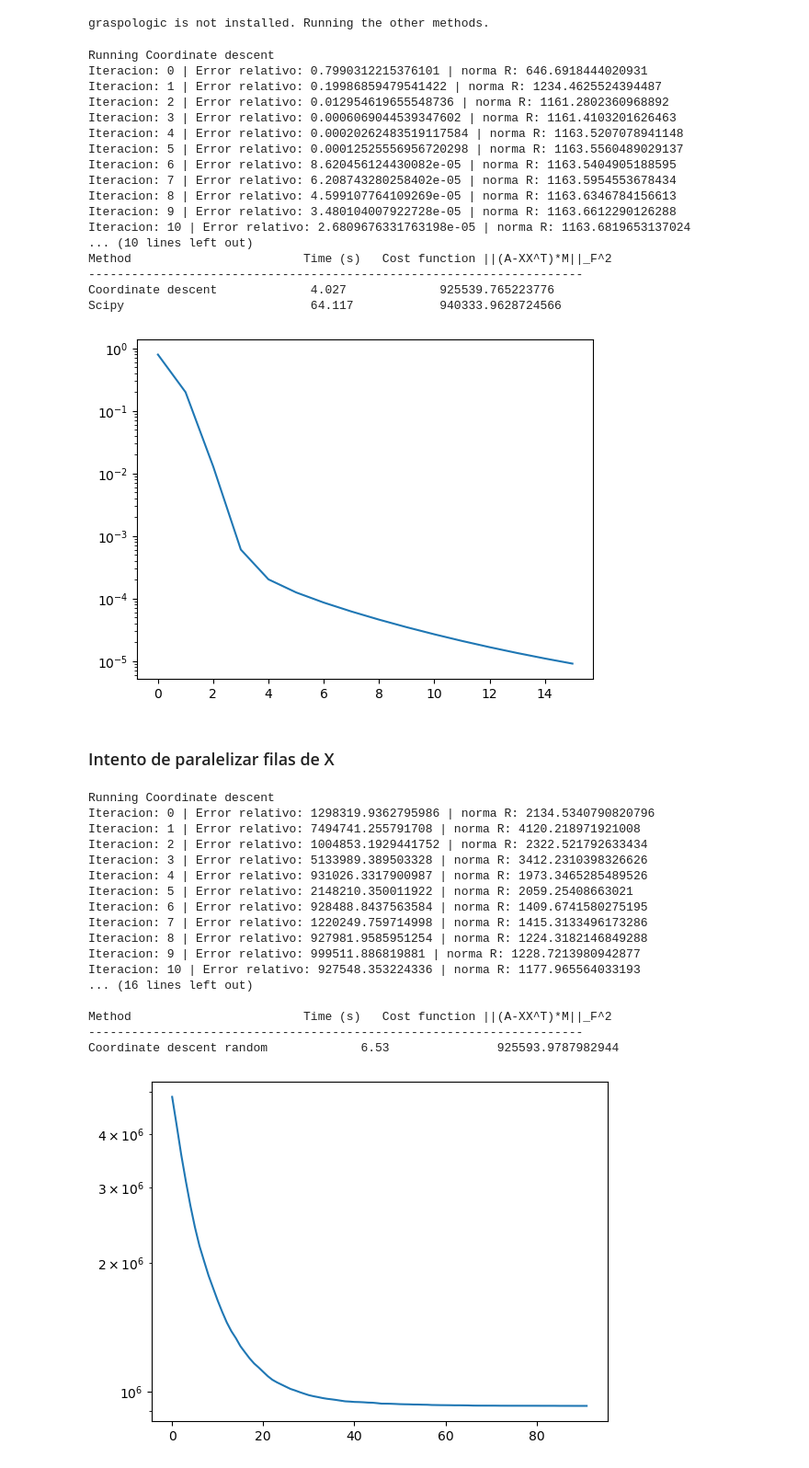
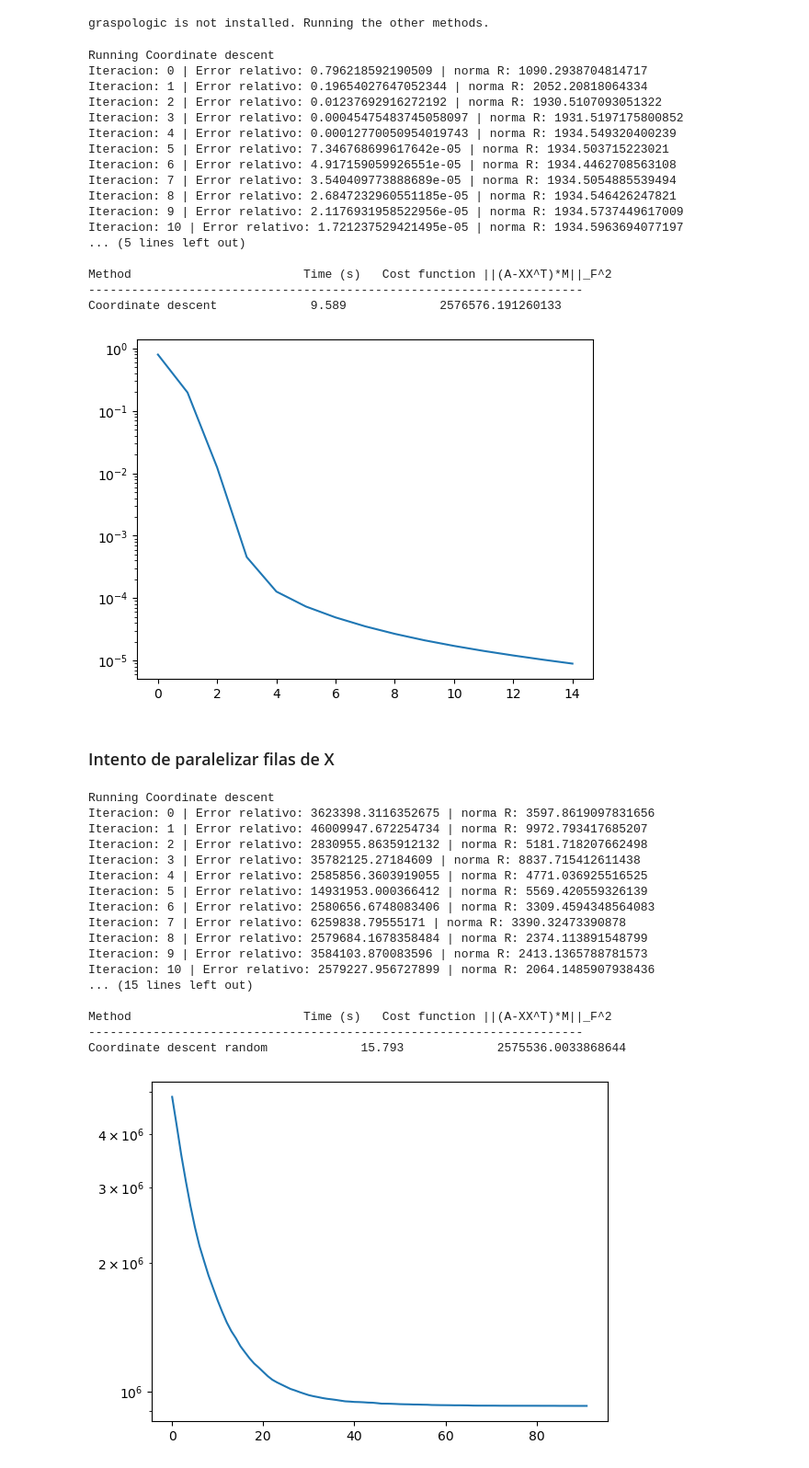
Before and after one commit to DanielPS555/TallerGPGPU, a Jupyter notebook: pruebas_spectral_embedding_methods.ipynb, the cells around one changed output. Shown: that part at 92% size. Cells and saved outputs as stored; diff of their text form; code cells hidden in the pictures.

```diff
--- a/pruebas_spectral_embedding_methods.ipynb
+++ b/pruebas_spectral_embedding_methods.ipynb
@@ -109,7 +110,7 @@ graspologic is not installed. Running the other methods.
 p1 = [[0.5, 0.2],
       [0.2, 0.5]]
 d=5
-n_list = [1800, 1200]
+n_list = [3000, 2000]
 
 nt=np.sum(n_list)
 g = nx.stochastic_block_model(n_list,p1)
@@ -124,55 +125,55 @@ X = X_original.copy()
 print("Running Coordinate descent")
 start_cd = timeit.default_timer()
 (X_cd, errores) = coordinate_descent(A,d)
 stop_cd = timeit.default_timer()
 time_cd = round(stop_cd-start_cd,3)
 print("Done in ",time_cd," seconds.\n")
 
-print("Running Scipy SVD")
-start_scipy = timeit.default_timer()
-X_scipy = embed_scipy(A,d)
-stop_scipy = timeit.default_timer()
-time_scipy = round(stop_scipy-start_scipy,3)
-print("Done in ",time_scipy," seconds.\n")
+#print("Running Scipy SVD")
+#start_scipy = timeit.default_timer()
+#X_scipy = embed_scipy(A,d)
+#stop_scipy = timeit.default_timer()
+#time_scipy = round(stop_scipy-start_scipy,3)
+#print("Done in ",time_scipy," seconds.\n")
 
 if gy:
     print("Running Gaspologic ASE")
     ase = gy.embed.AdjacencySpectralEmbed(n_components=d, diag_aug=True, algorithm='full')
     start_gy = timeit.default_timer()
     X_gy = ase.fit_transform(A)
     stop_gy = timeit.default_timer()
     time_gy = round(stop_gy-start_gy,3)
     print("Done in ",time_gy," seconds.\n")
 
 ##%%
 print("Method                        Time (s) \t Cost function ||(A-XX^T)*M||_F^2",)
 print("---------------------------------------------------------------------",)
 print("Coordinate descent            ",time_cd,"\t\t", cost_function(A,X_cd,M))
-print("Scipy                         ",time_scipy,"\t\t", cost_function(A,X_scipy,M))
+#print("Scipy                         ",time_scipy,"\t\t", cost_function(A,X_scipy,M))
 if gy: print("Graspologic                   ",time_gy,"\t\t", cost_function(A,X_gy,M))
 
 plt.plot(errores)
 plt.yscale('log')
 x_star = X_cd
 # %% [output]
 Running Coordinate descent
-Iteracion: 0 | Error relativo: 0.7990312215376101 | norma R: 646.6918444020931
-Iteracion: 1 | Error relativo: 0.19986859479541422 | norma R: 1234.4625524394487
-Iteracion: 2 | Error relativo: 0.012954619655548736 | norma R: 1161.2802360968892
-Iteracion: 3 | Error relativo: 0.0006069044539347602 | norma R: 1161.4103201626463
-Iteracion: 4 | Error relativo: 0.00020262483519117584 | norma R: 1163.5207078941148
-Iteracion: 5 | Error relativo: 0.00012525556956720298 | norma R: 1163.5560489029137
-Iteracion: 6 | Error relativo: 8.620456124430082e-05 | norma R: 1163.5404905188595
-Iteracion: 7 | Error relativo: 6.208743280258402e-05 | norma R: 1163.5954553678434
-Iteracion: 8 | Error relativo: 4.599107764109269e-05 | norma R: 1163.6346784156613
-Iteracion: 9 | Error relativo: 3.480104007922728e-05 | norma R: 1163.6612290126288
-Iteracion: 10 | Error relativo: 2.6809676331763198e-05 | norma R: 1163.6819653137024
-... (10 lines left out)
+Iteracion: 0 | Error relativo: 0.796218592190509 | norma R: 1090.2938704814717
+Iteracion: 1 | Error relativo: 0.19654027647052344 | norma R: 2052.20818064334
+Iteracion: 2 | Error relativo: 0.01237692916272192 | norma R: 1930.5107093051322
+Iteracion: 3 | Error relativo: 0.00045475483745058097 | norma R: 1931.5197175800852
+Iteracion: 4 | Error relativo: 0.00012770050954019743 | norma R: 1934.549320400239
+Iteracion: 5 | Error relativo: 7.346768699617642e-05 | norma R: 1934.503715223021
+Iteracion: 6 | Error relativo: 4.917159059926551e-05 | norma R: 1934.4462708563108
+Iteracion: 7 | Error relativo: 3.540409773888689e-05 | norma R: 1934.5054885539494
+Iteracion: 8 | Error relativo: 2.6847232960551185e-05 | norma R: 1934.546426247821
+Iteracion: 9 | Error relativo: 2.1176931958522956e-05 | norma R: 1934.5737449617009
+Iteracion: 10 | Error relativo: 1.721237529421495e-05 | norma R: 1934.5963694077197
+... (5 lines left out)
+
 Method                        Time (s)   Cost function ||(A-XX^T)*M||_F^2
 ---------------------------------------------------------------------
-Coordinate descent             4.027             925539.765223776
-Scipy                          64.117            940333.9628724566
+Coordinate descent             9.589             2576576.191260133
-[figure, old version]
+[figure, new version]
 # %% [markdown]
 ### Intento de paralelizar filas de X
 # %%
@@ -238,22 +239,22 @@ print("---------------------------------------------------------------------",)
 print("Coordinate descent random            ",time_cd_r,"\t\t", cost_function(A,X_cd_r,M))
 # %% [output]
 Running Coordinate descent
-Iteracion: 0 | Error relativo: 1298319.9362795986 | norma R: 2134.5340790820796
-Iteracion: 1 | Error relativo: 7494741.255791708 | norma R: 4120.218971921008
-Iteracion: 2 | Error relativo: 1004853.1929441752 | norma R: 2322.521792633434
-Iteracion: 3 | Error relativo: 5133989.389503328 | norma R: 3412.2310398326626
-Iteracion: 4 | Error relativo: 931026.3317900987 | norma R: 1973.3465285489526
-Iteracion: 5 | Error relativo: 2148210.350011922 | norma R: 2059.25408663021
-Iteracion: 6 | Error relativo: 928488.8437563584 | norma R: 1409.6741580275195
-Iteracion: 7 | Error relativo: 1220249.759714998 | norma R: 1415.3133496173286
-Iteracion: 8 | Error relativo: 927981.9585951254 | norma R: 1224.3182146849288
-Iteracion: 9 | Error relativo: 999511.886819881 | norma R: 1228.7213980942877
-Iteracion: 10 | Error relativo: 927548.353224336 | norma R: 1177.965564033193
-... (16 lines left out)
+Iteracion: 0 | Error relativo: 3623398.3116352675 | norma R: 3597.8619097831656
+Iteracion: 1 | Error relativo: 46009947.672254734 | norma R: 9972.793417685207
+Iteracion: 2 | Error relativo: 2830955.8635912132 | norma R: 5181.718207662498
+Iteracion: 3 | Error relativo: 35782125.27184609 | norma R: 8837.715412611438
+Iteracion: 4 | Error relativo: 2585856.3603919055 | norma R: 4771.036925516525
+Iteracion: 5 | Error relativo: 14931953.000366412 | norma R: 5569.420559326139
+Iteracion: 6 | Error relativo: 2580656.6748083406 | norma R: 3309.4594348564083
+Iteracion: 7 | Error relativo: 6259838.79555171 | norma R: 3390.32473390878
+Iteracion: 8 | Error relativo: 2579684.1678358484 | norma R: 2374.113891548799
+Iteracion: 9 | Error relativo: 3584103.870083596 | norma R: 2413.1365788781573
+Iteracion: 10 | Error relativo: 2579227.956727899 | norma R: 2064.1485907938436
+... (15 lines left out)
 
 Method                        Time (s)   Cost function ||(A-XX^T)*M||_F^2
 ---------------------------------------------------------------------
-Coordinate descent random             6.53               925593.9787982944
+Coordinate descent random             15.793             2575536.0033868644
 # %%
 plt.plot(errores)
 plt.yscale('log')
```
Also changed, not shown: parts of 7 cells of this notebook.
